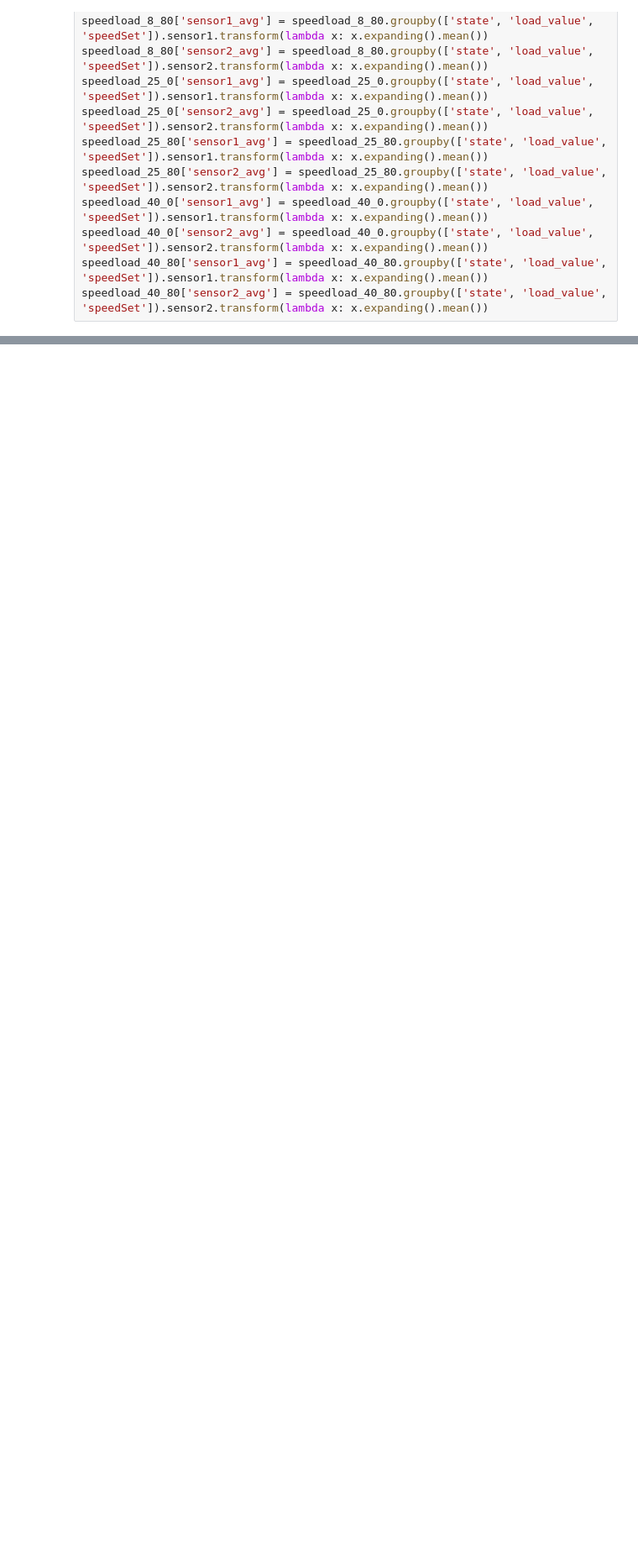
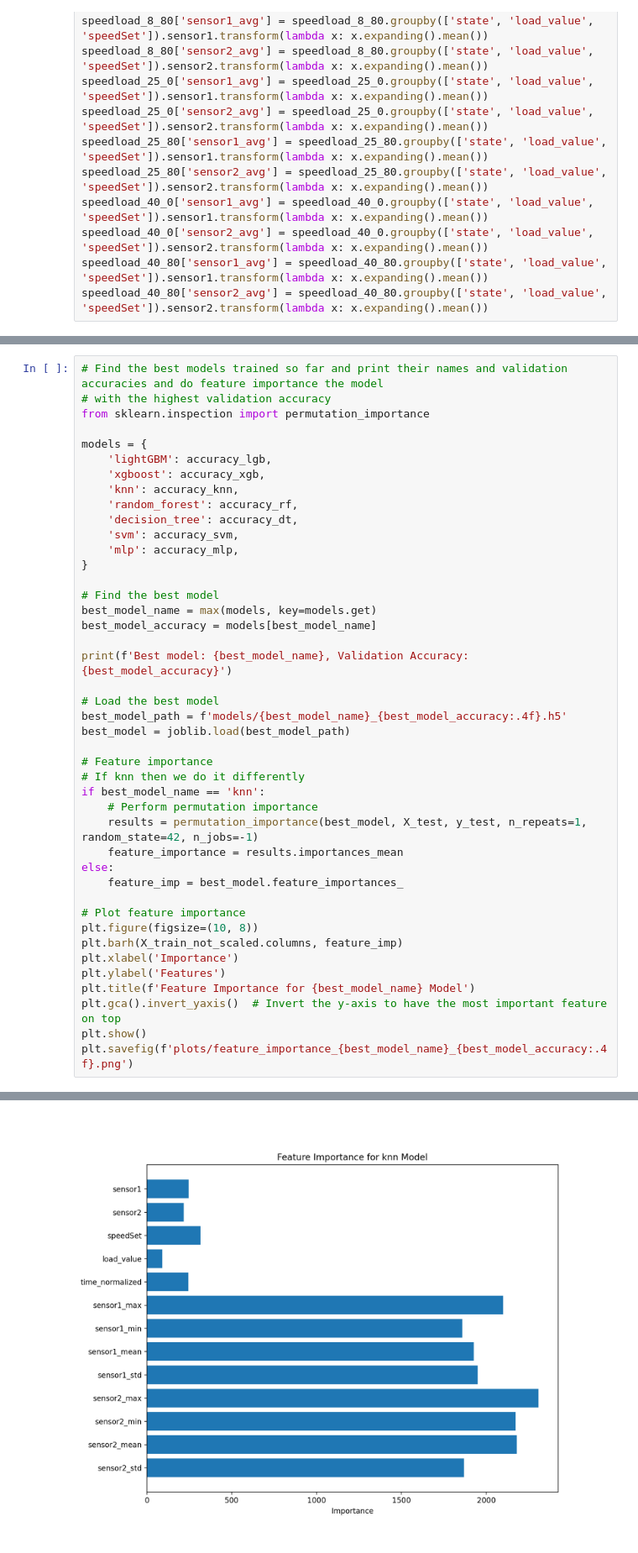
Before and after one commit to robertmunkaci/DataAnalysis, a Jupyter notebook: main.ipynb, the cells around one changed output, grey strips where cells are left out. Shown at 84% size. Saved outputs shown, nothing was run; the diff lists cells and outputs as text; blank space fills up the shorter version.

```diff
--- a/main.ipynb
+++ b/main.ipynb
@@ -1039,0 +1398,44 @@ logistic_plot
+# %%
+# Find the best models trained so far and print their names and validation accuracies and do feature importance the model
+# with the highest validation accuracy
+from sklearn.inspection import permutation_importance
+
+models = {
+    'lightGBM': accuracy_lgb,
+    'xgboost': accuracy_xgb,
+    'knn': accuracy_knn,
+    'random_forest': accuracy_rf,
+    'decision_tree': accuracy_dt,
+    'svm': accuracy_svm,
+    'mlp': accuracy_mlp,
+}
+
+# Find the best model
+best_model_name = max(models, key=models.get)
+best_model_accuracy = models[best_model_name]
+
+print(f'Best model: {best_model_name}, Validation Accuracy: {best_model_accuracy}')
+
+# Load the best model
+best_model_path = f'models/{best_model_name}_{best_model_accuracy:.4f}.h5'
+best_model = joblib.load(best_model_path)
+
+# Feature importance
+# If knn then we do it differently
+if best_model_name == 'knn':
+    # Perform permutation importance
+    results = permutation_importance(best_model, X_test, y_test, n_repeats=1, random_state=42, n_jobs=-1)
+    feature_importance = results.importances_mean
+else:
+    feature_imp = best_model.feature_importances_
+
+# Plot feature importance
+plt.figure(figsize=(10, 8))
+plt.barh(X_train_not_scaled.columns, feature_imp)
+plt.xlabel('Importance')
+plt.ylabel('Features')
+plt.title(f'Feature Importance for {best_model_name} Model')
+plt.gca().invert_yaxis()  # Invert the y-axis to have the most important feature on top
+plt.show()
+plt.savefig(f'plots/feature_importance_{best_model_name}_{best_model_accuracy:.4f}.png')
+# %% [output]
@@ -1039,0 +1443 @@ logistic_plot
+[figure, added]
```
Also changed, not shown: parts of 41 cells of this notebook.
